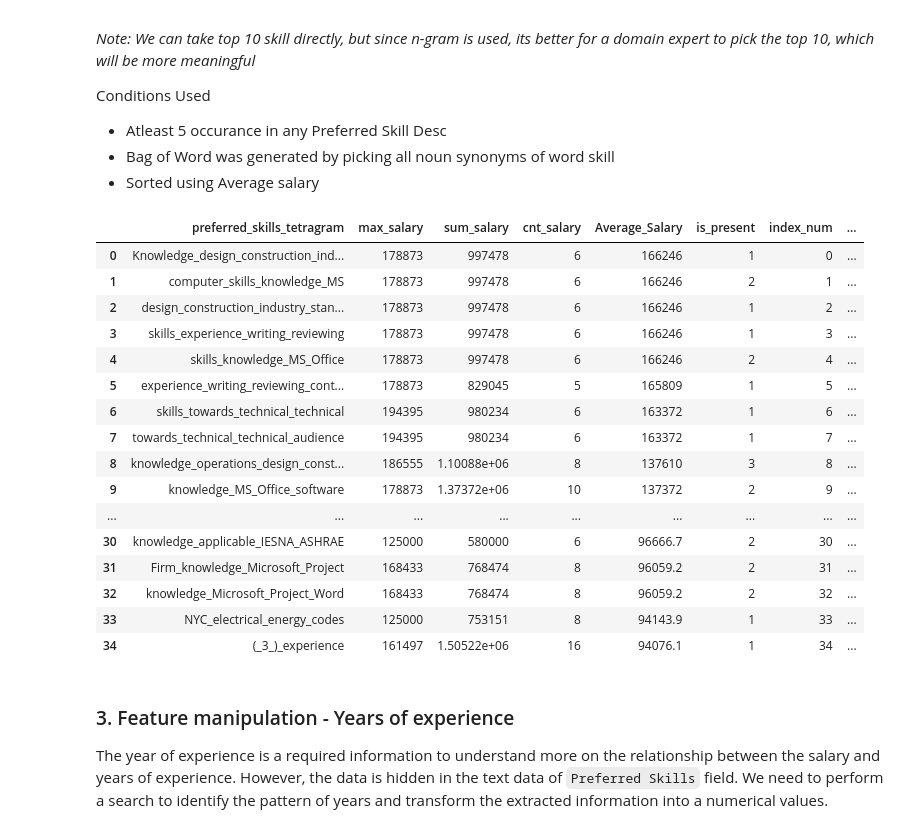
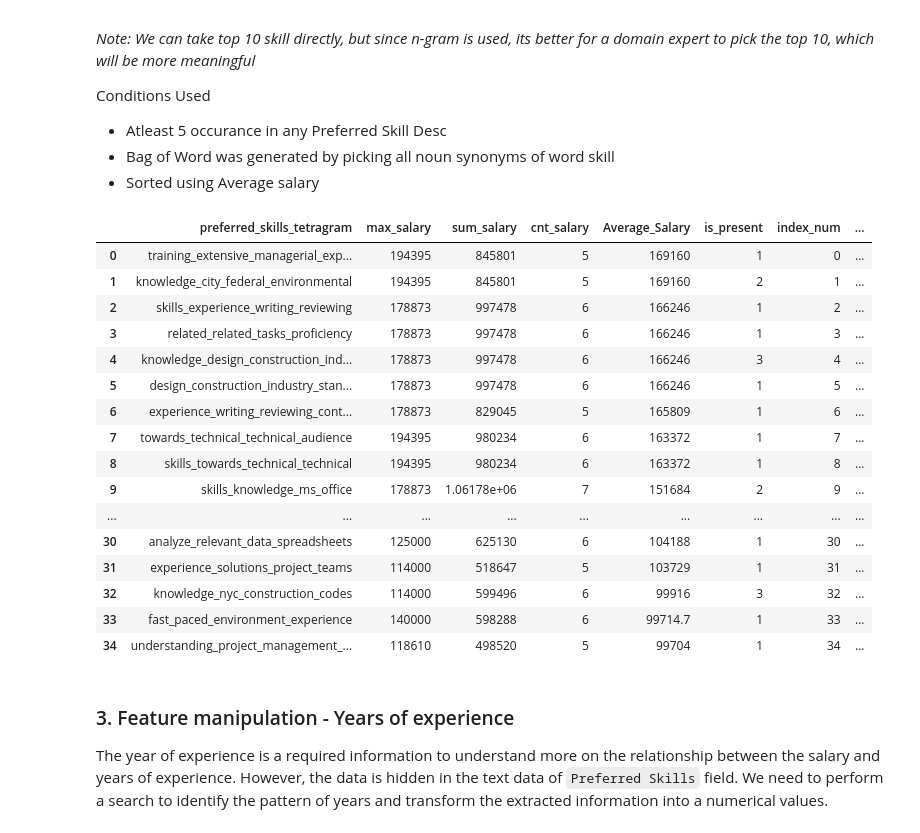
Before and after one commit to Data-Citadel/IDS_GROUP006, a Jupyter notebook: Clustering-New York Job Posting Data-V1.1.ipynb, the cells around one changed output. Drawn from its saved outputs; the diff is of its cells as text; code cells hidden in the pictures.

```diff
--- a/Clustering-New York Job Posting Data-V1.1.ipynb
+++ b/Clustering-New York Job Posting Data-V1.1.ipynb
@@ -379,7 +379,7 @@ def extract_skills(doc):
 def cleanse_text_impurities(text_val):
     try:
         # remove the special characters
-        text_val = re.sub(r'[^(a-zA-Z)|(0-9)\s]', ' ', text_val, re.I|re.A)
+        text_val = re.sub(r'[^a-zA-Z\s]', '', text_val, re.I|re.A)
         text_val = text_val.strip()
 
         return text_val
@@ -394,6 +394,7 @@ stop_words = get_stopwords()
 '''
 def remove_stopwords(text_val):
     try:
+        text_val = text_val.lower()
         word_tokenizer = nltk.WordPunctTokenizer()
         # tokenize the sentences
         tokens = word_tokenizer.tokenize(text_val)
@@ -580,7 +582,7 @@ def skill_check(text, bow=bow):
 
 # check if 4-gram word is a skill or not
 tetra_df['is_present'] = tetra_df[ps_tetragram].apply(skill_check)
-tetra_df = tetra_df[tetra_df['is_present'] > 0 ].sort_values(['Average_Salary','cnt_salary'], ascending=False).reset_index(drop=True)
+tetra_df = tetra_df[tetra_df['is_present'] > 0 ].sort_values(['Average_Salary','cnt_salary',ps_tetragram], ascending=False).reset_index(drop=True)
 tetra_df['index_num'] = tetra_df.index
 # %% [markdown]
 ### Finally displaying picked Top 10 from identified Top 35 values from n-Gram
@@ -594,29 +596,29 @@ Conditions Used
 # %%
 # To pick top 35 from n-grams
 tetra_df = tetra_df.iloc[:35]
 
 #Handpicked Top 10 from the top 35
-tetra_df['selected'] = tetra_df['index_num'].apply(lambda x: x in [2,4,8,12,16,19,20,26,31,34])
+tetra_df['selected'] = tetra_df['index_num'].apply(lambda x: x in [1,4,6,12,15,16,22,26,29,32])
 color = (tetra_df['selected'] == True).map({True: 'background-color: yellow', False: ''})
 tetra_df.style.apply(lambda s: color)
 # %% [output]
 |  | preferred_skills_tetragram | max_salary | sum_salary | cnt_salary | Average_Salary | is_present | index_num | ... |
-| 0 | Knowledge_design_construction_ind... | 178873 | 997478 | 6 | 166246 | 1 | 0 | ... |
-| 1 | computer_skills_knowledge_MS | 178873 | 997478 | 6 | 166246 | 2 | 1 | ... |
-| 2 | design_construction_industry_stan... | 178873 | 997478 | 6 | 166246 | 1 | 2 | ... |
-| 3 | skills_experience_writing_reviewing | 178873 | 997478 | 6 | 166246 | 1 | 3 | ... |
-| 4 | skills_knowledge_MS_Office | 178873 | 997478 | 6 | 166246 | 2 | 4 | ... |
-| 5 | experience_writing_reviewing_cont... | 178873 | 829045 | 5 | 165809 | 1 | 5 | ... |
-| 6 | skills_towards_technical_technical | 194395 | 980234 | 6 | 163372 | 1 | 6 | ... |
+| 0 | training_extensive_managerial_exp... | 194395 | 845801 | 5 | 169160 | 1 | 0 | ... |
+| 1 | knowledge_city_federal_environmental | 194395 | 845801 | 5 | 169160 | 2 | 1 | ... |
+| 2 | skills_experience_writing_reviewing | 178873 | 997478 | 6 | 166246 | 1 | 2 | ... |
+| 3 | related_related_tasks_proficiency | 178873 | 997478 | 6 | 166246 | 1 | 3 | ... |
+| 4 | knowledge_design_construction_ind... | 178873 | 997478 | 6 | 166246 | 3 | 4 | ... |
+| 5 | design_construction_industry_stan... | 178873 | 997478 | 6 | 166246 | 1 | 5 | ... |
+| 6 | experience_writing_reviewing_cont... | 178873 | 829045 | 5 | 165809 | 1 | 6 | ... |
 | 7 | towards_technical_technical_audience | 194395 | 980234 | 6 | 163372 | 1 | 7 | ... |
-| 8 | knowledge_operations_design_const... | 186555 | 1.10088e+06 | 8 | 137610 | 3 | 8 | ... |
-| 9 | knowledge_MS_Office_software | 178873 | 1.37372e+06 | 10 | 137372 | 2 | 9 | ... |
+| 8 | skills_towards_technical_technical | 194395 | 980234 | 6 | 163372 | 1 | 8 | ... |
+| 9 | skills_knowledge_ms_office | 178873 | 1.06178e+06 | 7 | 151684 | 2 | 9 | ... |
 | ... | ... | ... | ... | ... | ... | ... | ... | ... |
-| 30 | knowledge_applicable_IESNA_ASHRAE | 125000 | 580000 | 6 | 96666.7 | 2 | 30 | ... |
-| 31 | Firm_knowledge_Microsoft_Project | 168433 | 768474 | 8 | 96059.2 | 2 | 31 | ... |
-| 32 | knowledge_Microsoft_Project_Word | 168433 | 768474 | 8 | 96059.2 | 2 | 32 | ... |
-| 33 | NYC_electrical_energy_codes | 125000 | 753151 | 8 | 94143.9 | 1 | 33 | ... |
-| 34 | (_3_)_experience | 161497 | 1.50522e+06 | 16 | 94076.1 | 1 | 34 | ... |
+| 30 | analyze_relevant_data_spreadsheets | 125000 | 625130 | 6 | 104188 | 1 | 30 | ... |
+| 31 | experience_solutions_project_teams | 114000 | 518647 | 5 | 103729 | 1 | 31 | ... |
+| 32 | knowledge_nyc_construction_codes | 114000 | 599496 | 6 | 99916 | 3 | 32 | ... |
+| 33 | fast_paced_environment_experience | 140000 | 598288 | 6 | 99714.7 | 1 | 33 | ... |
+| 34 | understanding_project_management_... | 118610 | 498520 | 5 | 99704 | 1 | 34 | ... |
 # %% [markdown]
 ### 3. Feature manipulation - Years of experience
 
```
Also changed, not shown: parts of 19 cells of this notebook.
